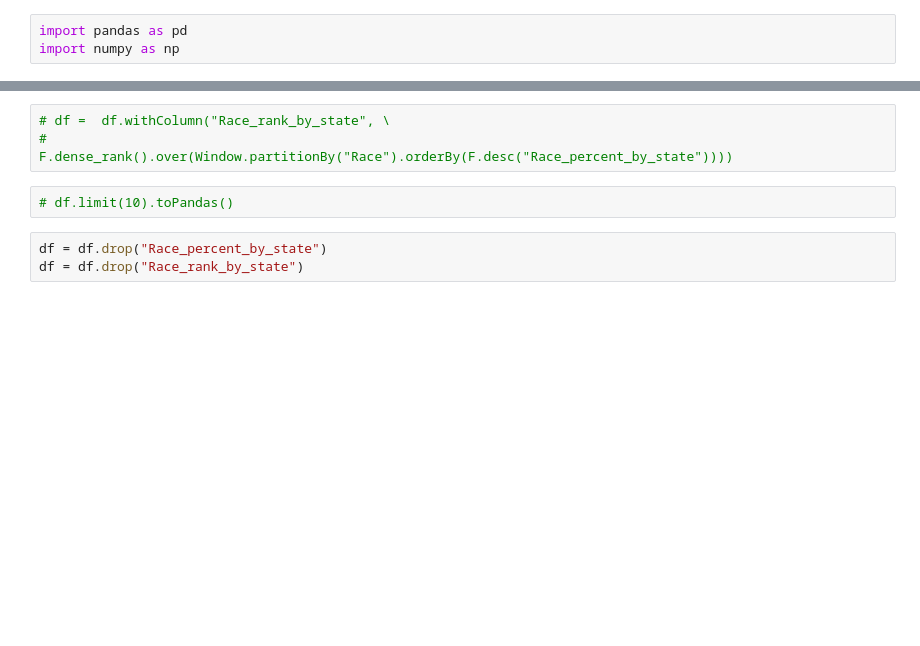
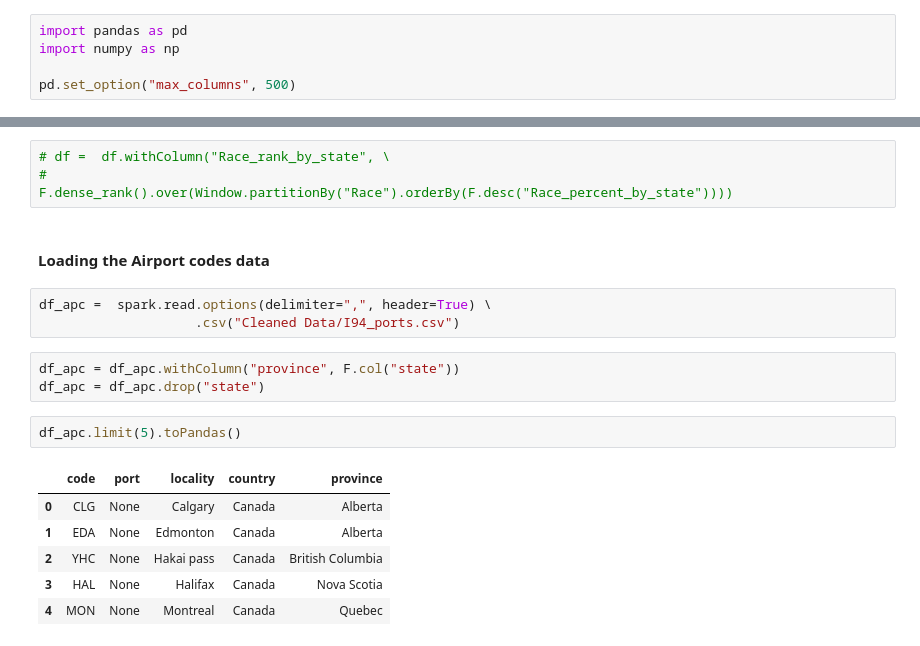
Before and after one commit to VarunRaj7/US-Immigration-Data-Engineering-Project, a Jupyter notebook: Exploring the US_Cities_Demographics.ipynb, the cells around one changed output, grey strips where cells are left out. Cells and saved outputs as stored; diff of their text form; blank space fills up the shorter version.

Commit message:
adding exploring airport and demo

```diff
--- a/Exploring the US_Cities_Demographics.ipynb
+++ b/Exploring the US_Cities_Demographics.ipynb
@@ -9,6 +9,8 @@ This data comes from OpenSoft.
 # %%
 import pandas as pd
 import numpy as np
+
+pd.set_option("max_columns", 500)
 # %%
 fname = 'us-cities-demographics.csv'
 df = pd.read_csv(fname, sep=';')
@@ -180,8 +196,20 @@ All the cities of a state are not available hence the computation of the % of ra
 # %%
 # df =  df.withColumn("Race_rank_by_state", \
 #                     F.dense_rank().over(Window.partitionBy("Race").orderBy(F.desc("Race_percent_by_state"))))
-# %%
-# df.limit(10).toPandas()
-# %%
-df = df.drop("Race_percent_by_state")
-df = df.drop("Race_rank_by_state")
+# %% [markdown]
+#### Loading the Airport codes data
+# %%
+df_apc =  spark.read.options(delimiter=",", header=True) \
+                    .csv("Cleaned Data/I94_ports.csv")
+# %%
+df_apc = df_apc.withColumn("province", F.col("state"))
+df_apc = df_apc.drop("state")
+# %%
+df_apc.limit(5).toPandas()
+# %% [output]
+|  | code | port | locality | country | province |
+| 0 | CLG | None | Calgary | Canada | Alberta |
+| 1 | EDA | None | Edmonton | Canada | Alberta |
+| 2 | YHC | None | Hakai pass | Canada | British Columbia |
+| 3 | HAL | None | Halifax | Canada | Nova Scotia |
+| 4 | MON | None | Montreal | Canada | Quebec |
```
Also changed, not shown: parts of 11 cells of this notebook, 1 other file.
